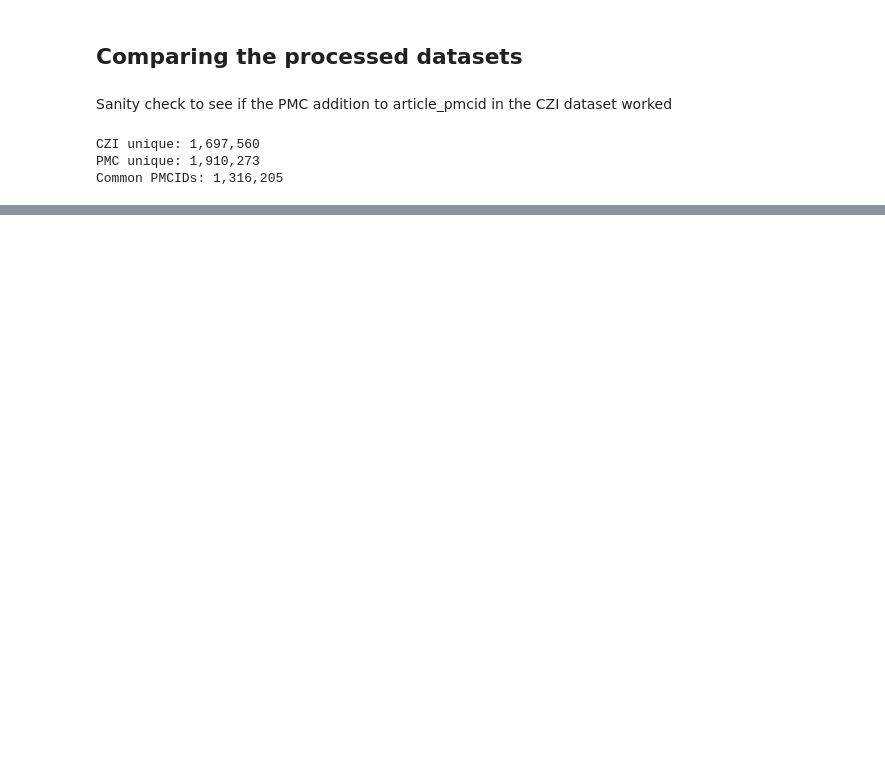
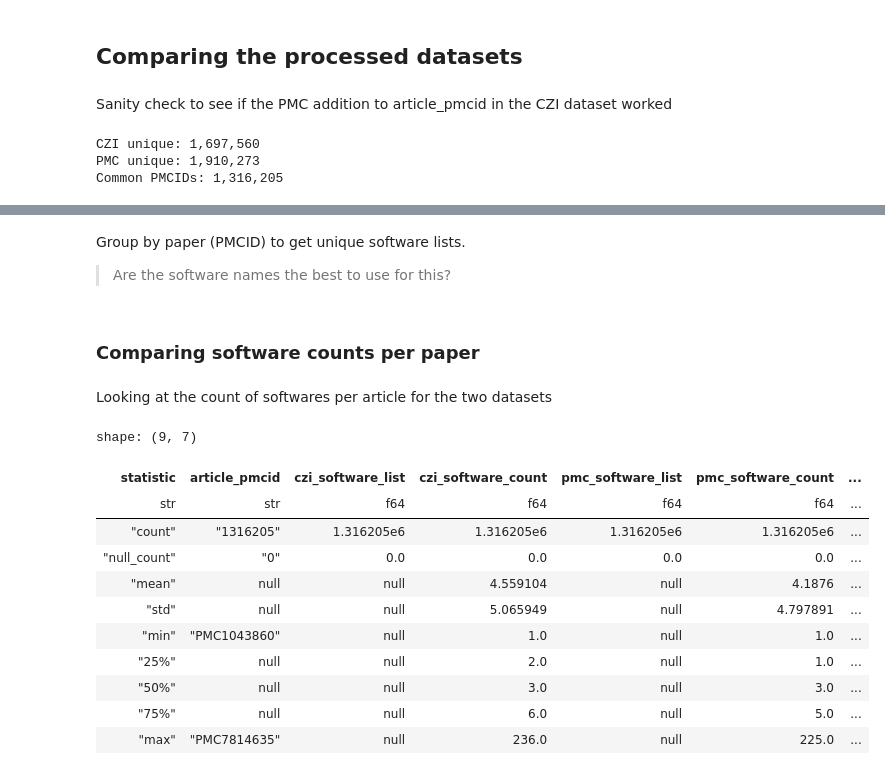
Before and after one commit to TheOSSci/InnovationSprint2025_Linking_Software_Mentions, a Jupyter notebook: mentions-dataset-comparisons/dataset-comparisons.ipynb, the cells around one changed output, grey strips where cells are left out. Cells and saved outputs as stored; diff of their text form; code cells hidden in the pictures; blank space fills up the shorter version.

```diff
--- a/mentions-dataset-comparisons/dataset-comparisons.ipynb
+++ b/mentions-dataset-comparisons/dataset-comparisons.ipynb
@@ -146,0 +147,3 @@ Looks reasonable!
+# %% [markdown]
+Group by paper (PMCID) to get unique software lists.
+> Are the software names the best to use for this?
@@ -146,0 +160,4 @@ Looks reasonable!
+# %% [markdown]
+### Comparing software counts per paper
+# %% [markdown]
+Looking at the count of softwares per article for the two datasets
@@ -146,0 +182,15 @@ Looks reasonable!
+# %%
+count_comparison.describe()
+# %% [output]
+shape: (9, 7)
+| statistic | article_pmcid | czi_software_list | czi_software_count | pmc_software_list | pmc_software_count | ... |
+| str | str | f64 | f64 | f64 | f64 | ... |
+| "count" | "1316205" | 1.316205e6 | 1.316205e6 | 1.316205e6 | 1.316205e6 | ... |
+| "null_count" | "0" | 0.0 | 0.0 | 0.0 | 0.0 | ... |
+| "mean" | null | null | 4.559104 | null | 4.1876 | ... |
+| "std" | null | null | 5.065949 | null | 4.797891 | ... |
+| "min" | "PMC1043860" | null | 1.0 | null | 1.0 | ... |
+| "25%" | null | null | 2.0 | null | 1.0 | ... |
+| "50%" | null | null | 3.0 | null | 3.0 | ... |
+| "75%" | null | null | 6.0 | null | 5.0 | ... |
+| "max" | "PMC7814635" | null | 236.0 | null | 225.0 | ... |
```
Also changed, not shown: parts of 27 cells of this notebook.
